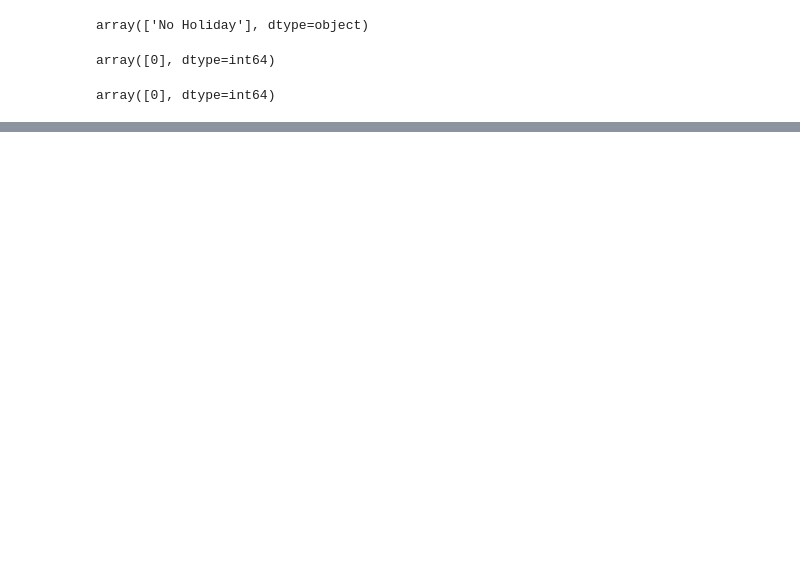
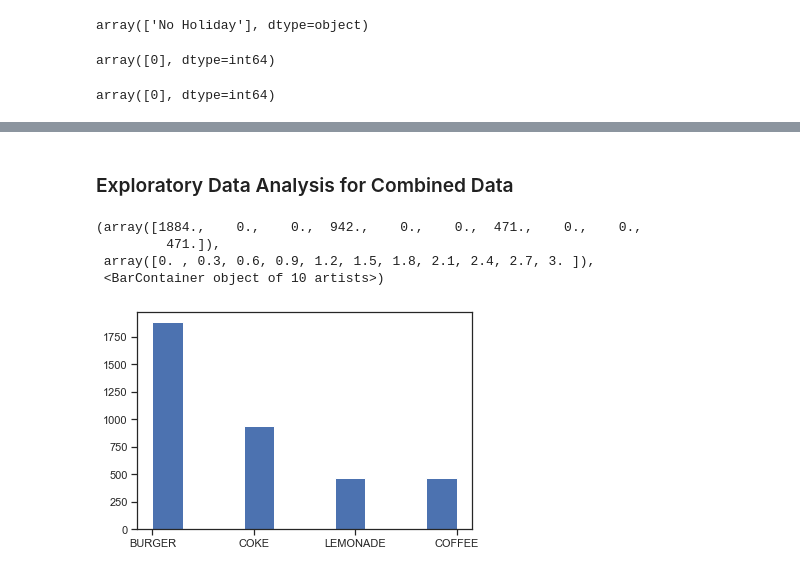
Before and after one commit to Keshtech2002/Retail_Price_Optimization_ML_Regression, a Jupyter notebook: Cafe_Price_Optimazation.ipynb, the cells around one changed output, grey strips where cells are left out. Drawn from its saved outputs; the diff is of its cells as text; code cells hidden in the pictures; blank space fills up the shorter version.

```diff
--- a/Cafe_Price_Optimazation.ipynb
+++ b/Cafe_Price_Optimazation.ipynb
@@ -444,0 +446,10 @@ bau_data[bau_data['HOLIDAY']!='No Holiday']
+# %% [markdown]
+### Exploratory Data Analysis for Combined Data
+# %%
+plt.hist(bau_data["ITEM_NAME"])
+# %% [output]
+(array([1884.,    0.,    0.,  942.,    0.,    0.,  471.,    0.,    0.,
+         471.]),
+ array([0. , 0.3, 0.6, 0.9, 1.2, 1.5, 1.8, 2.1, 2.4, 2.7, 3. ]),
+ <BarContainer object of 10 artists>)
+[figure, added]
```
Also changed, not shown: parts of 34 cells of this notebook.
